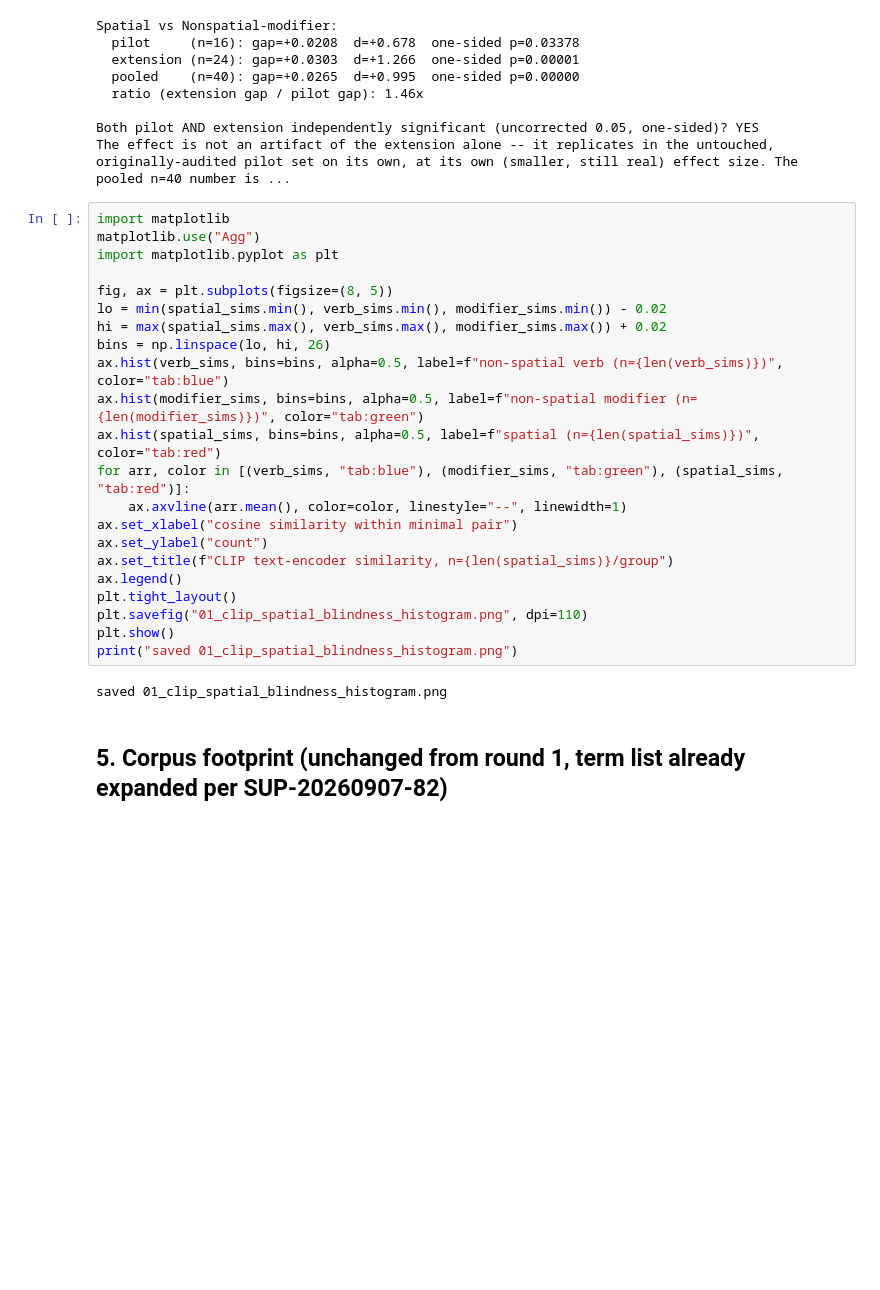
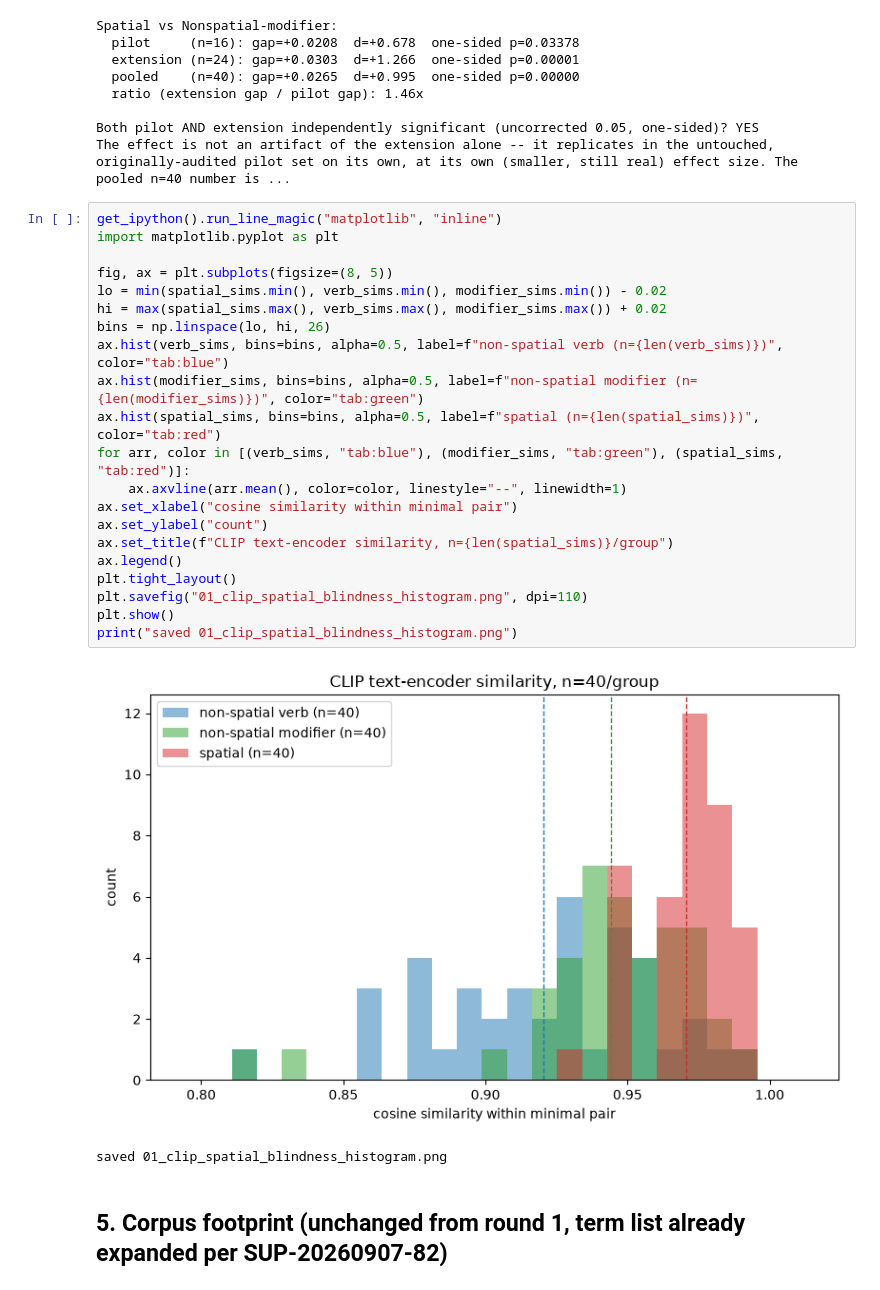
Before and after one commit to mjsushanth/T2P-motion-gen-redo, a Jupyter notebook: notebooks/01_clip_spatial_blindness.ipynb, the cells around one changed output. Saved outputs shown, nothing was run; the diff lists cells and outputs as text; blank space fills up the shorter version.

```diff
--- a/notebooks/01_clip_spatial_blindness.ipynb
+++ b/notebooks/01_clip_spatial_blindness.ipynb
@@ -446,28 +446,28 @@ Spatial vs Nonspatial-modifier:
 Both pilot AND extension independently significant (uncorrected 0.05, one-sided)? YES
 The effect is not an artifact of the extension alone -- it replicates in the untouched, originally-audited pilot set on its own, at its own (smaller, still real) effect size. The pooled n=40 number is ...
 # %%
-import matplotlib
-matplotlib.use("Agg")
+get_ipython().run_line_magic("matplotlib", "inline")
 import matplotlib.pyplot as plt
 
 fig, ax = plt.subplots(figsize=(8, 5))
 lo = min(spatial_sims.min(), verb_sims.min(), modifier_sims.min()) - 0.02
 hi = max(spatial_sims.max(), verb_sims.max(), modifier_sims.max()) + 0.02
 bins = np.linspace(lo, hi, 26)
 ax.hist(verb_sims, bins=bins, alpha=0.5, label=f"non-spatial verb (n={len(verb_sims)})", color="tab:blue")
 ax.hist(modifier_sims, bins=bins, alpha=0.5, label=f"non-spatial modifier (n={len(modifier_sims)})", color="tab:green")
 ax.hist(spatial_sims, bins=bins, alpha=0.5, label=f"spatial (n={len(spatial_sims)})", color="tab:red")
 for arr, color in [(verb_sims, "tab:blue"), (modifier_sims, "tab:green"), (spatial_sims, "tab:red")]:
     ax.axvline(arr.mean(), color=color, linestyle="--", linewidth=1)
 ax.set_xlabel("cosine similarity within minimal pair")
 ax.set_ylabel("count")
 ax.set_title(f"CLIP text-encoder similarity, n={len(spatial_sims)}/group")
 ax.legend()
 plt.tight_layout()
 plt.savefig("01_clip_spatial_blindness_histogram.png", dpi=110)
 plt.show()
 print("saved 01_clip_spatial_blindness_histogram.png")
 # %% [output]
+[figure, added]
 saved 01_clip_spatial_blindness_histogram.png
 # %% [markdown]
 ## 5. Corpus footprint (unchanged from round 1, term list already expanded per SUP-20260907-82)
```
Also changed, not shown: 6 other files.
